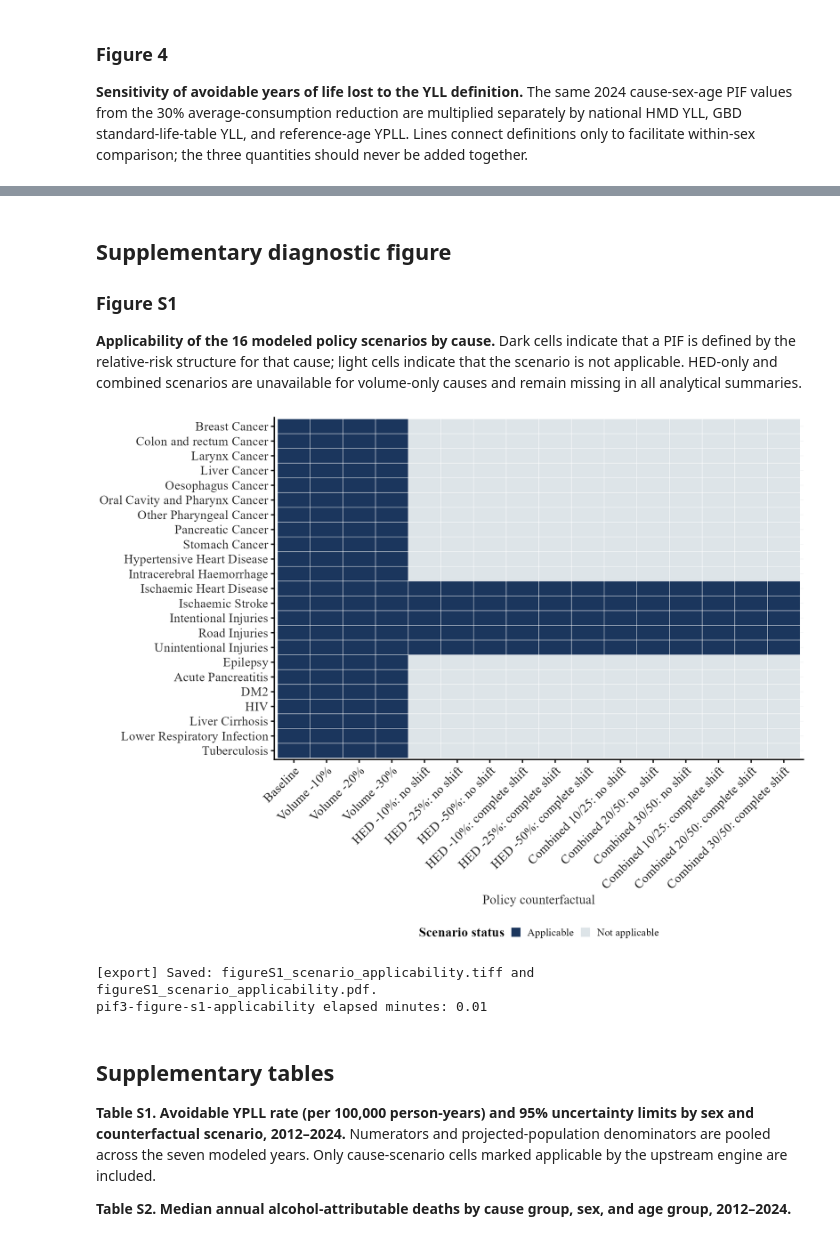
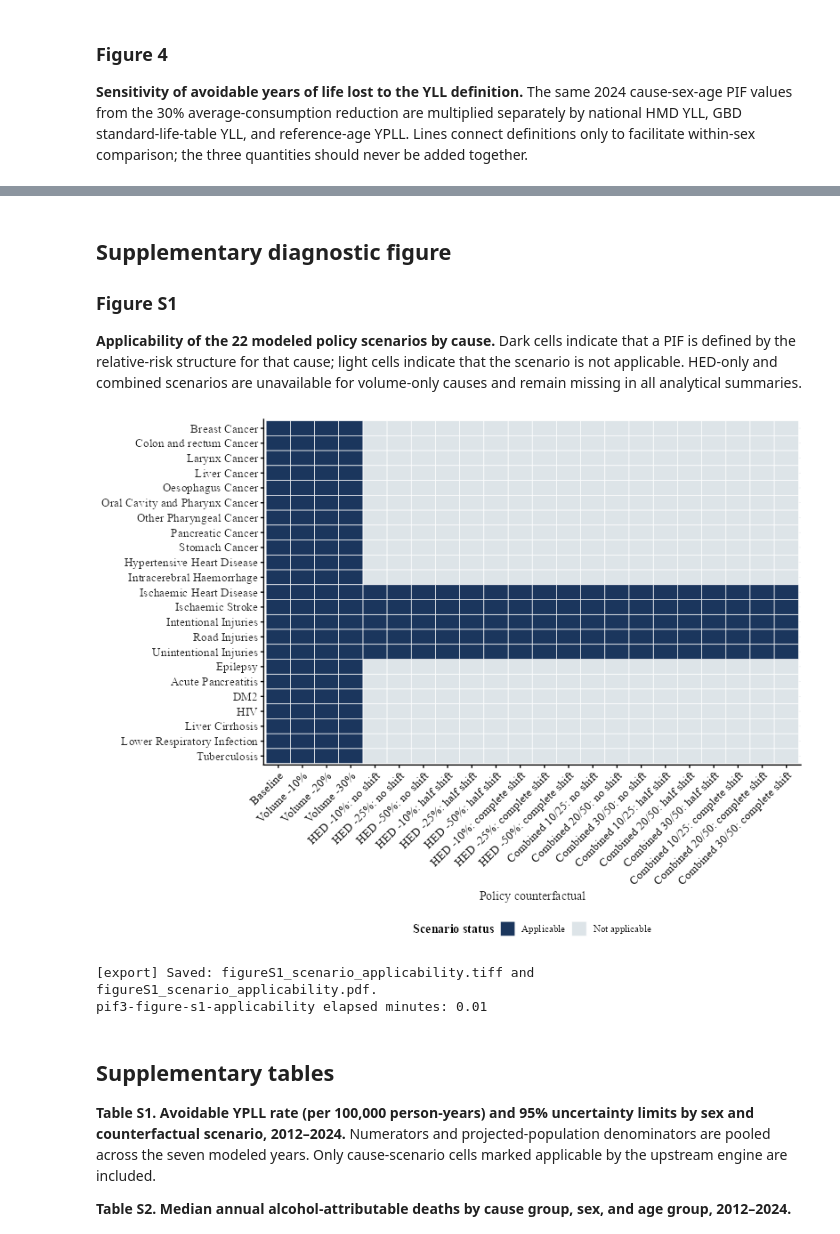
Before and after one commit to ACC1240138/micsim, a Jupyter notebook: __andres_control/expand_pif3.ipynb, the cells around one changed output, grey strips where cells are left out. Drawn from its saved outputs; the diff is of its cells as text; code cells hidden in the pictures.

```diff
--- a/__andres_control/expand_pif3.ipynb
+++ b/__andres_control/expand_pif3.ipynb
@@ -2421,9 +2437,10 @@ pif3_enrich_pif <- function(pif_data) {
 # ------------------------------------------------------------
 # Robust enrichment function: same joins plus explicit validation.
 # Join scenario metadata and compute display labels and source-prefixed draw
-# keys. This enrichment feeds only WHO/Adam tables and figures, so the prefix
-# is fixed; the Table 5 comparison rebuilds keys with its own prefix downstream.
+# keys. Primary rows carry their per-cause source; source-comparison callers
+# without rr_source default to WHO/Adam and explicitly rebuild Table 5 keys.
 pif3_enrich_pif <- function(pif_data) {
+  if (!"rr_source" %in% base::names(pif_data)) pif_data$rr_source <- "who_adam"
   # Store the input row count to validate the join later.
   input_rows <- base::nrow(pif_data)
   # Join scenario metadata and compute display labels and draw keys.
@@ -2445,7 +2462,7 @@ pif3_enrich_pif <- function(pif_data) {
     dplyr::mutate(
     # expanded
       draw_key = base::paste(
-        "who_adam",
+        .data$rr_source,
         .data$output_name,
         .data$sex,
         .data$year,
@@ -2574,14 +2591,10 @@ pif3_message("[analysis] Q10 main scope: %d rows kept, %d rows of %s moved to th
 # ------------------------------------------------------------
 # 8. Weighted PIF helper
 # ------------------------------------------------------------
-# Naive per-cell interval method (unchanged from before this rewrite): each row
-# already carries its own pif_low/pif_up, and this simply sums weight * pif_low
-# and weight * pif_up across rows before dividing by total observed burden.
-# Table 5 PUC rows have no entry in the synchronized draw bundle at all (their
-# own pif_low/pif_up already come from a separate, previously validated per-cell
-# bootstrap), so any aggregation that mixes WHO/Adam and Table 5 rows (e.g. the
-# Figure 6 / rr_source comparison further below) must keep using this naive
-# method instead of pif3_joint_weighted_pif().
+# Legacy marginal-envelope helper retained for explicit descriptive uses only.
+# Headline PIF intervals use the selected per-cause synchronized draws.
+# The WHO-versus-Table 5 comparison uses each original source's own joint draws,
+# rather than combining alternative sources as if they were additional causes.
 pif3_naive_weighted_pif <- function(
     data,
     weight_column,
@@ -2667,12 +2680,9 @@ pif3_joint_weighted_pif <- function(
     base::all(data$applicable),
     "Joint aggregation received non-applicable PIF rows."
   )
-  # Each row must carry one unique, non-missing draw_key so the synchronized
-  # Monte Carlo draw for that row can be located. NOTE: this means `data` must
-  # come from a single rr_source -- WHO/Adam and Table 5 rows for the same cell
-  # share the same draw_key string (rr_source is not part of the key), so
-  # binding both sources together would trip this assertion by design. Use
-  # pif3_naive_weighted_pif() for any aggregation that mixes rr_source values.
+  # Each selected row carries a unique source-prefixed draw_key. Primary
+  # cause totals can combine WHO/Adam causes with Table 5 IS, preserving draw_id.
+  # Alternative sources for the same analytical cell are compared separately.
   pif3_assert(
     !base::anyNA(data$draw_key) &&
       base::anyDuplicated(data$draw_key) == 0L,
@@ -2732,7 +2742,7 @@ pif3_joint_weighted_pif <- function(
         )
       ) <= 1e-12,
     paste(
-      "Input PIF values do not match the main WHO/Adam values",
+      "Input PIF values do not match the selected primary-source values",
       "associated with the synchronized draws."
     )
   )
@@ -2834,11 +2844,9 @@ pif3_joint_weighted_pif <- function(
     dplyr::bind_rows(summaries)
   )
 }
-# Backward-compatible entry point used by Figures 1, 2 and 5, which only ever
-# receive single-source (WHO/Adam) rows: delegate to the joint-draw
-# aggregation above. Do NOT point a multi-rr_source call (e.g. the Table 5 vs
-# WHO/Adam comparison) at this wrapper -- call pif3_naive_weighted_pif()
-# directly instead.
+# Backward-compatible headline entry point for the selected primary grid.
+# Source comparisons pass their original source bundles to the generalized
+# joint helper explicitly, rather than using the headline bundle by default.
 pif3_weighted_pif <- function(
     data,
     weight_column,
@@ -3050,6 +3057,8 @@ pif3_volume_colors <- c("volume_reduction_10" = "#7AA6B8", "volume_reduction_20"
 pif3_exit_colors <- c("No shift" = pif3_palette[["navy"]], "Half shift" = pif3_palette[["ochre"]], "Complete shift" = pif3_palette[["rust"]])   # 2026-10-06 cc-cloud: Q7
 pif3_metric_colors <- c("HMD national YLL" = pif3_palette[["navy"]], "GBD standard YLL" = pif3_palette[["teal"]], "Reference-age YPLL" = pif3_palette[["ochre"]])
 pif3_cause_colors <- c("Cancer" = "#4C78A8", "Cardiovascular" = "#D35B5B", "Injuries" = "#D6A637", "Neuropsychiatric" = "#9A6FB0", "Other causes" = "#5F9E91", "Fully attributable" = "#68737D")
+# 2026-10-08 Claude: notebook previews only (ark draws them at 800 x 600 px); exported TIFF/PDF keep pif3_theme() defaults.
+pif3_preview_base_size <- 14
 pif3_theme <- function(base_size = 9) {
   ggplot2::theme_classic(base_size = base_size, base_family = pif3_font_family) + ggplot2::theme(plot.title = ggplot2::element_blank(), plot.subtitle = ggplot2::element_blank(), plot.caption = ggplot2::element_blank(), axis.title = ggplot2::element_text(colour = "#222222", size = base_size), axis.text = ggplot2::element_text(colour = "#222222", size = base_size - 0.5), strip.background = ggplot2::element_rect(fill = "#F1F3F4", colour = "#B8BEC3", linewidth = 0.35), strip.text = ggplot2::element_text(colour = "#222222", face = "bold", size = base_size), legend.position = "bottom", legend.title = ggplot2::element_text(face = "bold"), panel.grid.major.y = ggplot2::element_line(colour = "#E7EAEC", linewidth = 0.25), panel.grid.minor = ggplot2::element_blank(), plot.margin = ggplot2::margin(6, 8, 6, 6))
 }
@@ -3262,24 +3277,24 @@ pif3-figure5-injury-exit-rules elapsed minutes: 0.02
 
 ### Figure S1
 
-**Applicability of the 16 modeled policy scenarios by cause.** Dark cells indicate that a PIF is defined by the relative-risk structure for that cause; light cells indicate that the scenario is not applicable. HED-only and combined scenarios are unavailable for volume-only causes and remain missing in all analytical summaries.
+**Applicability of the 22 modeled policy scenarios by cause.** Dark cells indicate that a PIF is defined by the relative-risk structure for that cause; light cells indicate that the scenario is not applicable. HED-only and combined scenarios are unavailable for volume-only causes and remain missing in all analytical summaries.
 # %%
 #| label: pif3-figure-s1-applicability
 #| fig-width: 10.5
 #| fig-height: 7.6
 #| fig-dpi: 300
 .t0 <- Sys.time()
 pif3_figs1_data <- pif3_pif_results |> dplyr::group_by(.data$disease, .data$scenario_id) |> dplyr::summarise(applicable = base::all(.data$applicable), .groups = "drop") |> dplyr::left_join(pif3_scenario_metadata |> dplyr::select(dplyr::all_of(c("scenario_id", "scenario_short", "scenario_order"))), by = "scenario_id") |> dplyr::mutate(cause_category = pif3_cause_category(.data$disease), scenario_short = base::factor(.data$scenario_short, levels = pif3_scenario_metadata |> dplyr::arrange(.data$scenario_order) |> dplyr::pull(.data$scenario_short)))
 pif3_figs1_disease_order <- pif3_figs1_data |> dplyr::distinct(.data$disease, .data$cause_category) |> dplyr::arrange(base::factor(.data$cause_category, levels = c("Cancer", "Cardiovascular", "Injuries", "Neuropsychiatric", "Other causes")), .data$disease) |> dplyr::pull(.data$disease)
 pif3_figs1_data <- pif3_figs1_data |> dplyr::mutate(disease = base::factor(.data$disease, levels = base::rev(pif3_figs1_disease_order)), applicability = dplyr::if_else(.data$applicable, "Applicable", "Not applicable"))
 pif3_figs1 <- ggplot2::ggplot(pif3_figs1_data, ggplot2::aes(x = .data$scenario_short, y = .data$disease, fill = .data$applicability)) + ggplot2::geom_tile(colour = "white", linewidth = 0.3) + ggplot2::scale_fill_manual(values = c("Applicable" = pif3_palette[["navy"]], "Not applicable" = pif3_palette[["pale"]]), name = "Scenario status") + ggplot2::labs(x = "Policy counterfactual", y = NULL) + pif3_theme(base_size = 7.5) + ggplot2::theme(axis.text.x = ggplot2::element_text(angle = 45, hjust = 1, vjust = 1), panel.grid = ggplot2::element_blank())
 
-pif3_figs1_preview <- pif3_figs1 + pif3_theme(base_size = 23)+ ggplot2::theme(axis.text.x = ggplot2::element_text(angle = 45, hjust = 1))  # 45°  turn
+pif3_figs1_preview <- pif3_figs1 + pif3_theme(base_size = pif3_preview_base_size)+ ggplot2::theme(axis.text.x = ggplot2::element_text(angle = 45, hjust = 1))  # 45°  turn
 base::print(pif3_figs1_preview)
 pif3_save_plot(pif3_figs1, "figureS1_scenario_applicability", width = 10.5, height = 7.6)
 base::message(base::sprintf("pif3-figure-s1-applicability elapsed minutes: %.2f", pif3_elapsed_min(.t0)))
 # %% [output]
-[figure, old version]
+[figure, new version]
 [export] Saved: figureS1_scenario_applicability.tiff and figureS1_scenario_applicability.pdf.
 pif3-figure-s1-applicability elapsed minutes: 0.01
 # %% [markdown]
```
Also changed, not shown: parts of 41 cells of this notebook, 56 other files.
